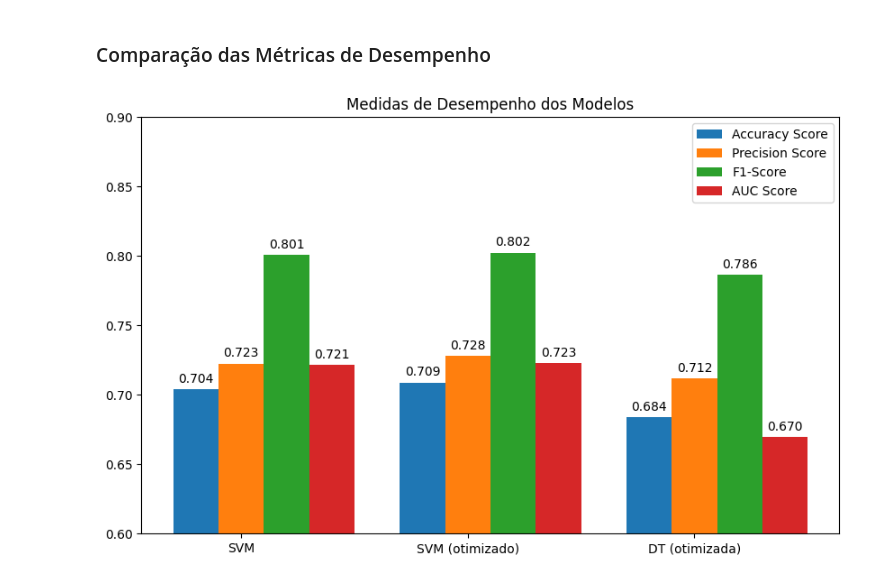
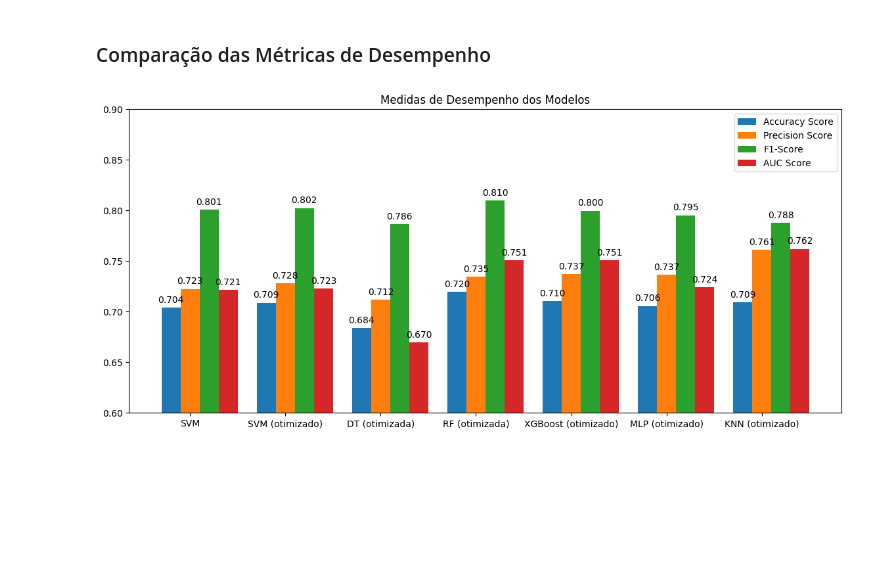
Before and after one commit to CBenini07/TCC, a Jupyter notebook: TCC_Aplicacao_modelos.ipynb, the cells around one changed output. Drawn from its saved outputs; the diff is of its cells as text; code cells hidden in the pictures; blank space fills up the shorter version.

Commit message:
Adição do MLP, KNN e XGBoost

```diff
--- a/TCC_Aplicacao_modelos.ipynb
+++ b/TCC_Aplicacao_modelos.ipynb
@@ -692,0 +704,10 @@ Fitting 5 folds for each of 720 candidates, totalling 3600 fits
+# %%
+# Validação do Modelo
+acc, prec, f1_sc, auc_score = evaluate(y_test, y_pred, y_scores, 'RF (otimizada)')
+result.loc[len(result)] = ['RF (otimizada)', acc, prec, f1_sc, auc_score]
+
+# Exibe métricas
+print('Accuracy:', acc)
+print('Precision:', prec)
+print('F1-Score:', f1_sc)
+print('AUC:', auc_score)
@@ -694,0 +791,10 @@ Fitting 5 folds for each of 720 candidates, totalling 3600 fits
+# %%
+# Validação do Modelo
+acc, prec, f1_sc, auc_score = evaluate(y_test, y_pred, y_scores, 'XGBoost (otimizado)')
+result.loc[len(result)] = ['XGBoost (otimizado)', acc, prec, f1_sc, auc_score]
+
+# Exibe métricas
+print('Accuracy:', acc)
+print('Precision:', prec)
+print('F1-Score:', f1_sc)
+print('AUC:', auc_score)
@@ -696,0 +878,8 @@ Fitting 5 folds for each of 720 candidates, totalling 3600 fits
+# %%
+acc, prec, f1_sc, auc_score = evaluate(y_test, y_pred, y_scores, 'KNN (otimizado)')
+result.loc[len(result)] = ['KNN (otimizado)', acc, prec, f1_sc, auc_score]
+
+print('Accuracy :', acc)
+print('Precision:', prec)
+print('F1-Score :', f1_sc)
+print('AUC      :', auc_score)
@@ -700,0 +987,8 @@ Fitting 5 folds for each of 720 candidates, totalling 3600 fits
+# %%
+acc, prec, f1_sc, auc_score = evaluate(y_test, y_pred, y_scores, 'MLP (otimizado)')
+result.loc[len(result)] = ['MLP (otimizado)', acc, prec, f1_sc, auc_score]
+
+print('Accuracy :', acc)
+print('Precision:', prec)
+print('F1-Score :', f1_sc)
+print('AUC      :', auc_score)
@@ -706,32 +1018,32 @@ import numpy as np
 # Configurações do gráfico
 x = np.arange(len(result['Model']))  # posições no eixo x
 width = 0.2  # largura das barras
 
 # Criando a figura e os eixos
-fig, ax = plt.subplots(figsize=(10, 6))
+fig, ax = plt.subplots(figsize=(14, 6))
 
 # Plotando as barras
 bar1 = ax.bar(x - width, result['Accuracy Score'], width, label='Accuracy Score')
 bar2 = ax.bar(x, result['Precision Score'], width, label='Precision Score')
 bar3 = ax.bar(x + width, result['F1-Score'], width, label='F1-Score')
 bar4 = ax.bar(x + 2*width, result['AUC Score'], width, label='AUC Score')
 
 # Adicionando os valores nas barras
 ax.bar_label(bar1, padding=3, fmt='%.3f')
 ax.bar_label(bar2, padding=3, fmt='%.3f')
 ax.bar_label(bar3, padding=3, fmt='%.3f')
 ax.bar_label(bar4, padding=3, fmt='%.3f')
 
 # Configurando o limite do eixo y
 ax.set_ylim(0.6, 0.9)
 
 # Adicionando os rótulos e título
 ax.set_title('Medidas de Desempenho dos Modelos')
 ax.set_xticks(x)
 ax.set_xticklabels(result['Model'])
 ax.legend()
 
 # Exibindo o gráfico
 plt.show()
 # %% [output]
-[figure, old version]
+[figure, new version]
```
Also changed, not shown: parts of 18 cells of this notebook.
